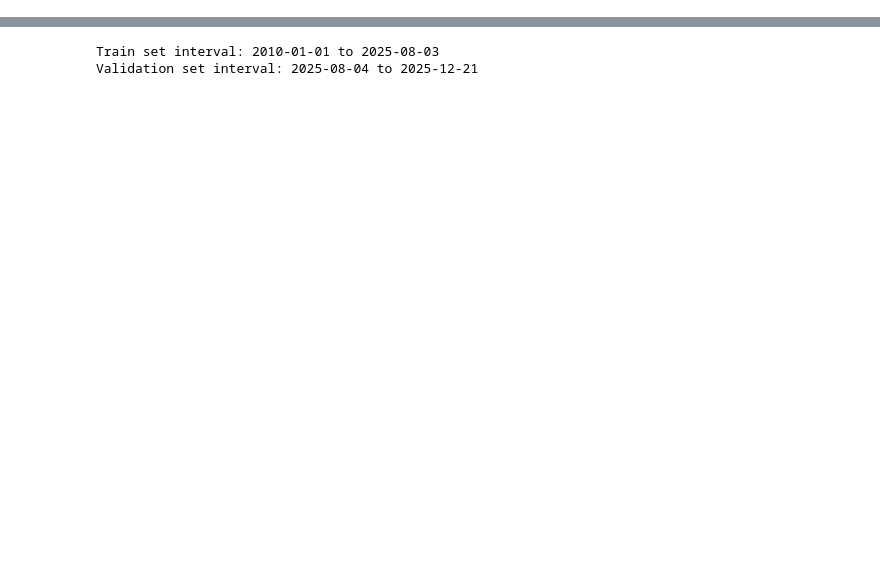
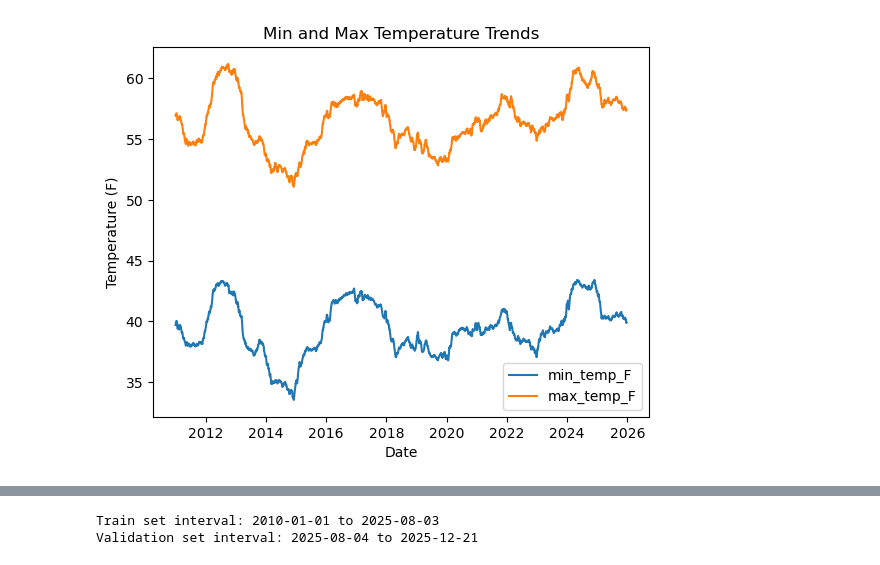
Before and after one commit to Mikael-Lenander/weather-prediction, a Jupyter notebook: weather_prediciton.ipynb, the cells around one changed output, grey strips where cells are left out. Saved outputs shown, nothing was run; the diff lists cells and outputs as text; code cells hidden in the pictures; blank space fills up the shorter version.

```diff
--- a/weather_prediciton.ipynb
+++ b/weather_prediciton.ipynb
@@ -12,5 +26,10 @@ TARGET_LABEL = "min_temp_F"
 # %%
-TRAIN_SET = "extended"
+TRAIN_SET = "extended"  # "basic", "extended"
 TRAIN_SAMPLE_STEP_SIZE = PRED_INTERVAL
-INCLUDE_MONTH_FEATURE = True
+USE_MONTH_FEATURE = True
+USE_SEASONAL_FEATURES = True
 VAL_SIZE_DAYS = 10 * PRED_INTERVAL
+NUM_LAGS = 4
+USE_WEATHER_FEATURES = "all" # "none", "all", "rain", "temp"
+T_IMPUTATION_VALUE = 0.0
+FOURIER_ORDER = 1
@@ -52,0 +126,14 @@ full_train_df.head()
+# %%
+smoothed_temp = full_train_df[["date", "min_temp_F", "max_temp_F"]].copy()
+for col in ['min_temp_F', 'max_temp_F']:
+    smoothed_temp[col] = smoothed_temp[col].rolling(window=365).mean()
+
+fig, ax = plt.subplots()
+ax.plot('date', 'min_temp_F', data=smoothed_temp)
+ax.plot('date', 'max_temp_F', data=smoothed_temp)
+ax.set_title('Min and Max Temperature Trends');
+ax.set_xlabel('Date')
+ax.set_ylabel('Temperature (F)')
+ax.legend();
+# %% [output]
+[figure, added]
```
Also changed, not shown: parts of 29 cells of this notebook.
